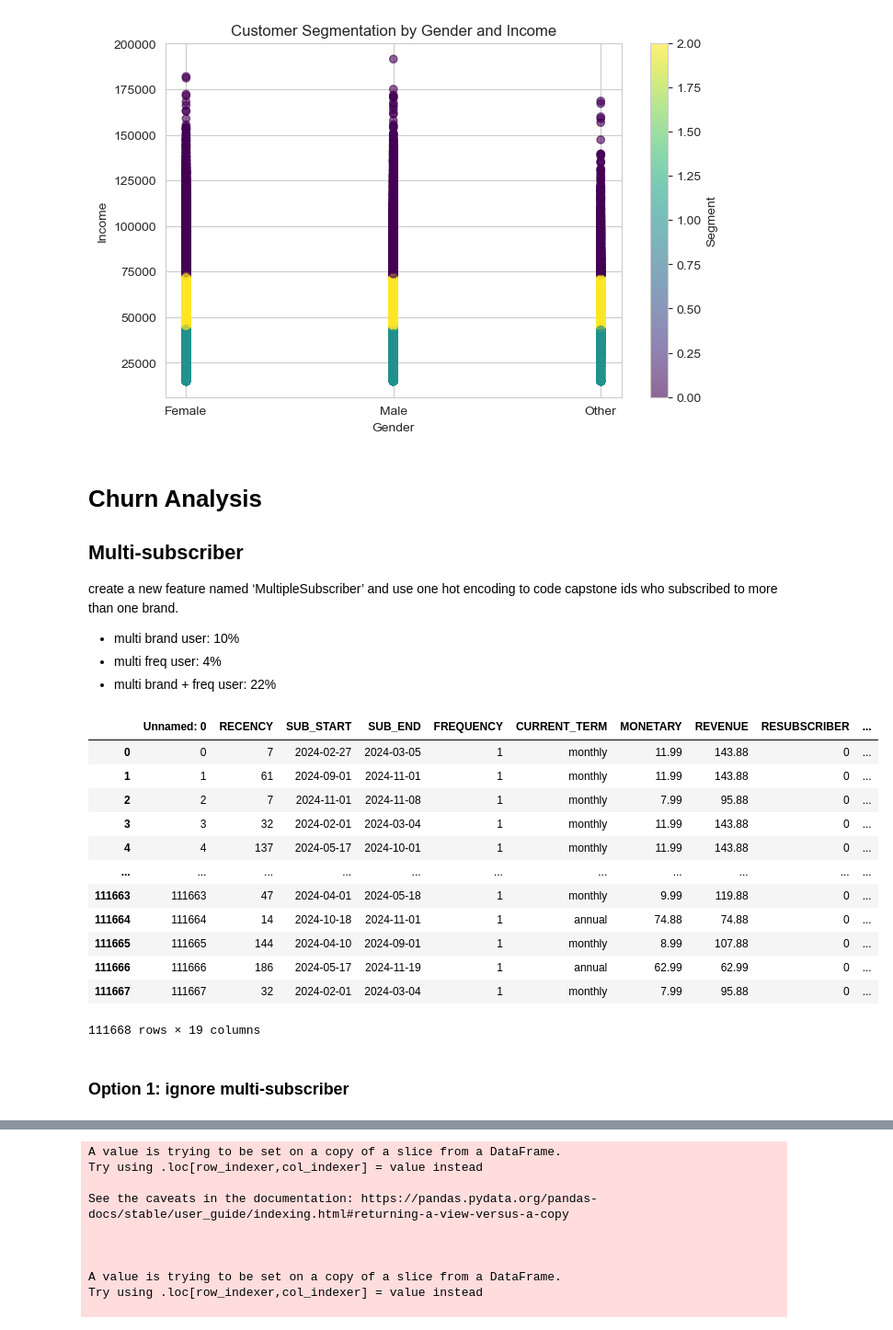
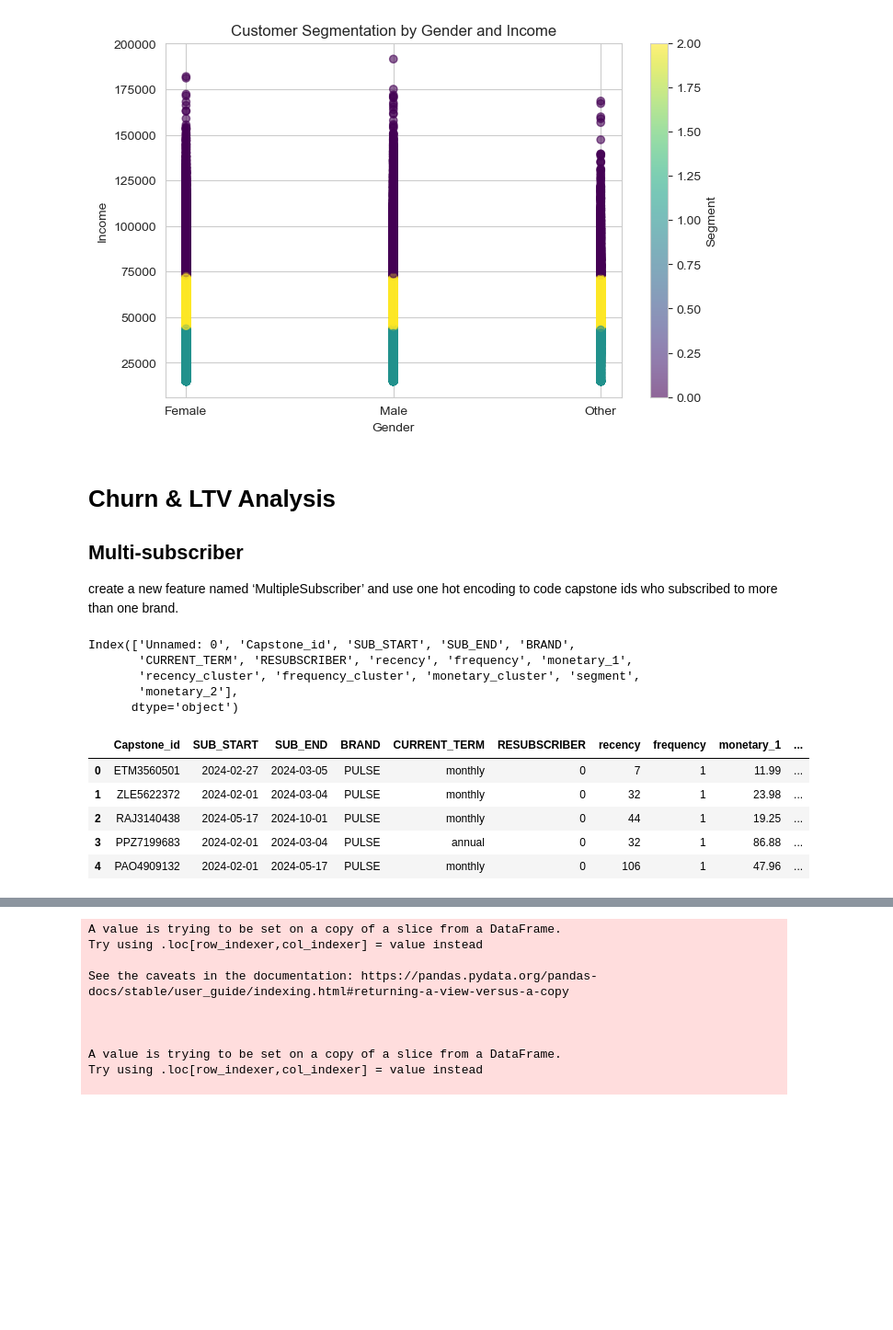
Before and after one commit to RussellXia/NYU_Capstone_Project, a Jupyter notebook: Spring/eda.ipynb, the cells around one changed output, grey strips where cells are left out. Shown at 92% size. Saved outputs shown, nothing was run; the diff lists cells and outputs as text; code cells hidden in the pictures; blank space fills up the shorter version.

```diff
--- a/Spring/eda.ipynb
+++ b/Spring/eda.ipynb
@@ -861,39 +893,35 @@ plt.show()
 # %% [output]
 [figure]
 # %% [markdown]
-# Churn Analysis
+# Churn & LTV Analysis
 ## Multi-subscriber
 create a new feature named ‘MultipleSubscriber’ and use one hot encoding to code capstone ids who subscribed to more than one brand.
-- multi brand user: 10%
-- multi freq user: 4%
-- multi brand + freq user: 22%
 # %%
-sub_prep = pd.read_csv('/Users/vivianyan/Desktop/NYU_Capstone_Project/Data/sub_preprocessed.csv')
+sub_prep = pd.read_csv('/Users/vivianyan/Desktop/NYU_Capstone_Project/Data/sub_segment_selected_feat.csv')
+sub_prep.columns
+# %% [output]
+Index(['Unnamed: 0', 'Capstone_id', 'SUB_START', 'SUB_END', 'BRAND',
+       'CURRENT_TERM', 'RESUBSCRIBER', 'recency', 'frequency', 'monetary_1',
+       'recency_cluster', 'frequency_cluster', 'monetary_cluster', 'segment',
+       'monetary_2'],
+      dtype='object')
 # %%
 # Identify users subscribing to multiple brands
 multi_brand_users = sub_prep.groupby('Capstone_id')['BRAND'].nunique() > 1
 
 # # Identify users who subscribed multiple times within a brand
 # multi_frequency_users = sub_prep.groupby('Capstone_id')['FREQUENCY'].max() > 1
 
 # Combine both conditions
-sub_prep['MultipleSubscriber'] = sub_prep['Capstone_id'].map(
+sub_prep['multi_sub'] = sub_prep['Capstone_id'].map(
     lambda x: int(multi_brand_users.get(x, True))
 )
-sub_prep
+sub_prep = sub_prep.drop('Unnamed: 0', axis=1)
+sub_prep.head()
 # %% [output]
-|  | Unnamed: 0 | RECENCY | SUB_START | SUB_END | FREQUENCY | CURRENT_TERM | MONETARY | REVENUE | RESUBSCRIBER | ... |
-| 0 | 0 | 7 | 2024-02-27 | 2024-03-05 | 1 | monthly | 11.99 | 143.88 | 0 | ... |
-| 1 | 1 | 61 | 2024-09-01 | 2024-11-01 | 1 | monthly | 11.99 | 143.88 | 0 | ... |
-| 2 | 2 | 7 | 2024-11-01 | 2024-11-08 | 1 | monthly | 7.99 | 95.88 | 0 | ... |
-| 3 | 3 | 32 | 2024-02-01 | 2024-03-04 | 1 | monthly | 11.99 | 143.88 | 0 | ... |
-| 4 | 4 | 137 | 2024-05-17 | 2024-10-01 | 1 | monthly | 11.99 | 143.88 | 0 | ... |
-| ... | ... | ... | ... | ... | ... | ... | ... | ... | ... | ... |
-| 111663 | 111663 | 47 | 2024-04-01 | 2024-05-18 | 1 | monthly | 9.99 | 119.88 | 0 | ... |
-| 111664 | 111664 | 14 | 2024-10-18 | 2024-11-01 | 1 | annual | 74.88 | 74.88 | 0 | ... |
-| 111665 | 111665 | 144 | 2024-04-10 | 2024-09-01 | 1 | monthly | 8.99 | 107.88 | 0 | ... |
-| 111666 | 111666 | 186 | 2024-05-17 | 2024-11-19 | 1 | annual | 62.99 | 62.99 | 0 | ... |
-| 111667 | 111667 | 32 | 2024-02-01 | 2024-03-04 | 1 | monthly | 7.99 | 95.88 | 0 | ... |
+|  | Capstone_id | SUB_START | SUB_END | BRAND | CURRENT_TERM | RESUBSCRIBER | recency | frequency | monetary_1 | ... |
+| 0 | ETM3560501 | 2024-02-27 | 2024-03-05 | PULSE | monthly | 0 | 7 | 1 | 11.99 | ... |
+| 1 | ZLE5622372 | 2024-02-01 | 2024-03-04 | PULSE | monthly | 0 | 32 | 1 | 23.98 | ... |
+| 2 | RAJ3140438 | 2024-05-17 | 2024-10-01 | PULSE | monthly | 0 | 44 | 1 | 19.25 | ... |
+| 3 | PPZ7199683 | 2024-02-01 | 2024-03-04 | PULSE | annual | 0 | 32 | 1 | 86.88 | ... |
+| 4 | PAO4909132 | 2024-02-01 | 2024-05-17 | PULSE | monthly | 0 | 106 | 1 | 47.96 | ... |
-111668 rows × 19 columns
-# %% [markdown]
-### Option 1: ignore multi-subscriber
```
Also changed, not shown: parts of 96 cells of this notebook.
